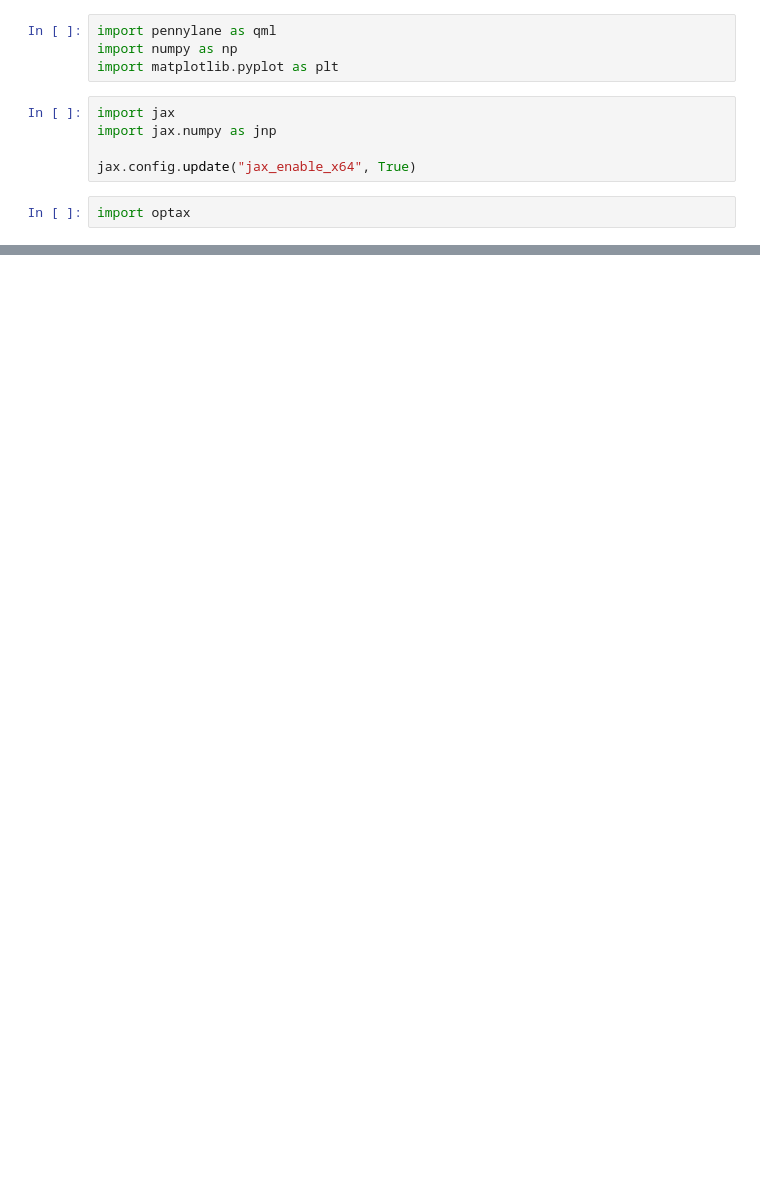
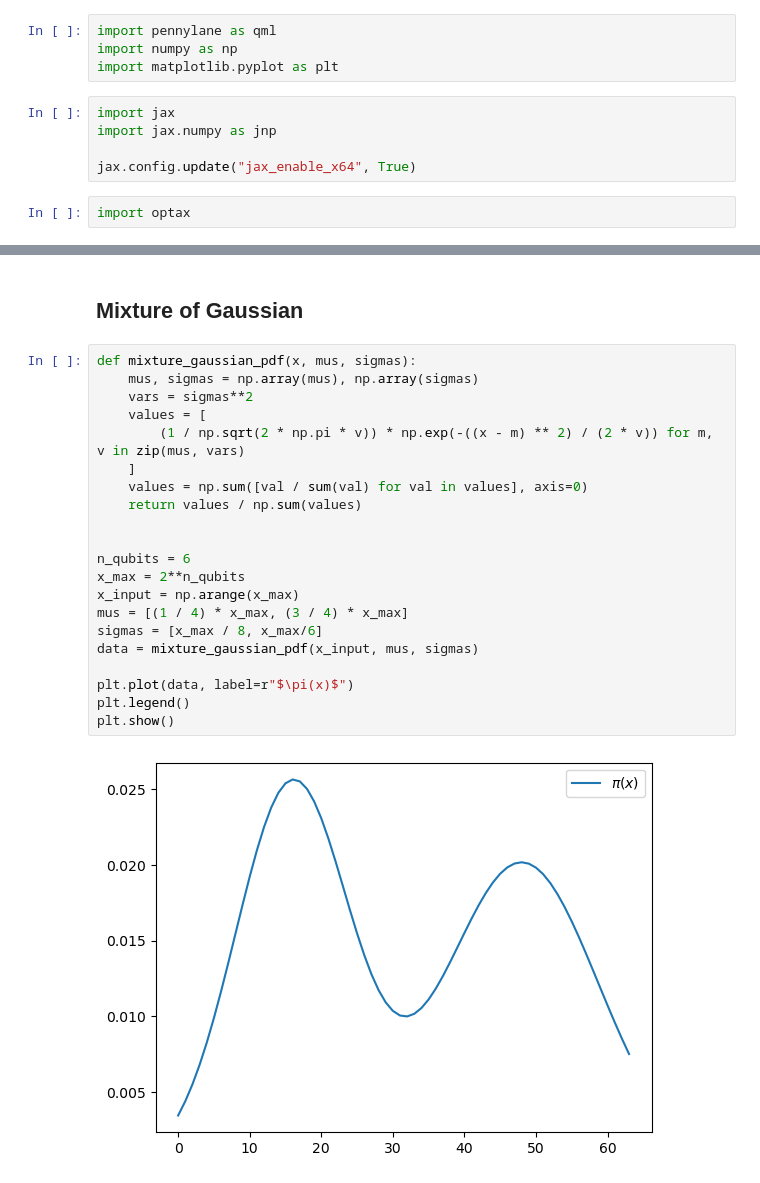
Before and after one commit to noorainnoorani/QCBM_HeavyTails, a Jupyter notebook: QCBM Higher Resolution.ipynb, the cells around one changed output, grey strips where cells are left out. Saved outputs shown, nothing was run; the diff lists cells and outputs as text; blank space fills up the shorter version.

Commit message:
Still need to save images and conduct run

```diff
--- a/QCBM Higher Resolution.ipynb
+++ b/QCBM Higher Resolution.ipynb
@@ -15,0 +16,25 @@ ImportError: cannot import name 'KLDivergence' from 'QCBM' (unknown location)
+# %% [markdown]
+## Mixture of Gaussian
+# %%
+def mixture_gaussian_pdf(x, mus, sigmas):
+    mus, sigmas = np.array(mus), np.array(sigmas)
+    vars = sigmas**2
+    values = [
+        (1 / np.sqrt(2 * np.pi * v)) * np.exp(-((x - m) ** 2) / (2 * v)) for m, v in zip(mus, vars)
+    ]
+    values = np.sum([val / sum(val) for val in values], axis=0)
+    return values / np.sum(values)
+
+
+n_qubits = 6
+x_max = 2**n_qubits
+x_input = np.arange(x_max)
+mus = [(1 / 4) * x_max, (3 / 4) * x_max]
+sigmas = [x_max / 8, x_max/6]
+data = mixture_gaussian_pdf(x_input, mus, sigmas)
+
+plt.plot(data, label=r"$\pi(x)$")
+plt.legend()
+plt.show()
+# %% [output]
+[figure, added]
```
Also changed, not shown: parts of 4 cells of this notebook.
